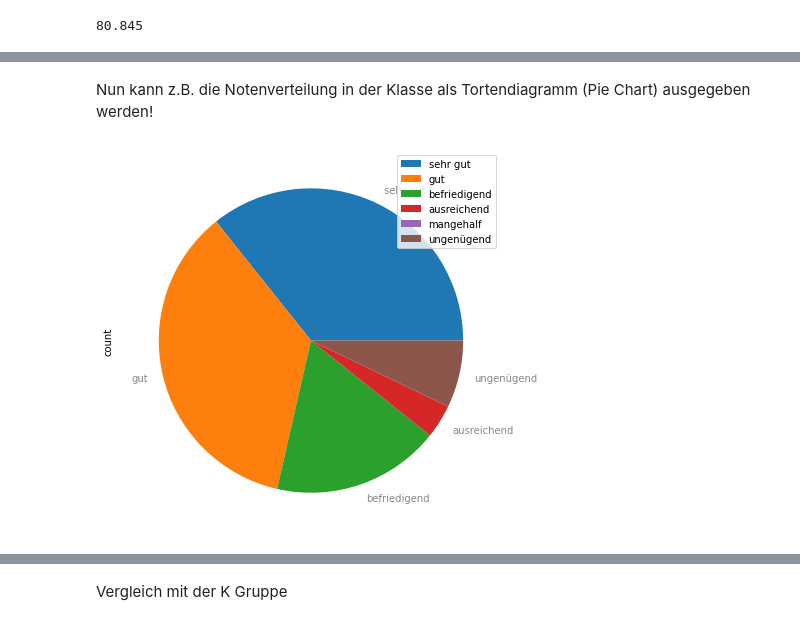
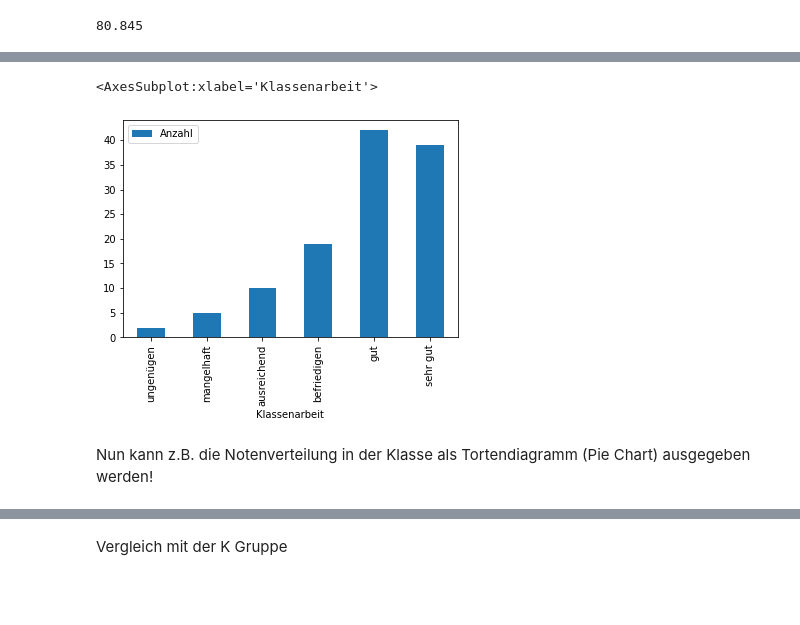
Before and after one commit to jtuttas/datenanalyse, a Jupyter notebook: Moodle.ipynb, the cells around one changed output, grey strips where cells are left out. Drawn from its saved outputs; the diff is of its cells as text; code cells hidden in the pictures; blank space fills up the shorter version.

```diff
--- a/Moodle.ipynb
+++ b/Moodle.ipynb
@@ -74,0 +77,7 @@ dj["Klassenarbeit"].mean()
+# %%
+import matplotlib.pyplot as plt;
+
+labels = ['ungenügen', 'mangelhaft', 'ausreichend', 'befriedigen', 'gut', 'sehr gut']
+ranges = [0,30,50,68,82,92,100]
+d2 = pd.cut(df['Klassenarbeit'],ranges,labels=labels)
+d2
@@ -74,0 +98,6 @@ dj["Klassenarbeit"].mean()
+# %%
+df2 = pd.DataFrame(d2)
+d3=df2.groupby(["Klassenarbeit"])["Klassenarbeit"].count()
+df3=pd.DataFrame(d3)
+df3.columns=["Anzahl"]
+df3
@@ -75,24 +113,7 @@ dj["Klassenarbeit"].mean()
+# %%
+df3.plot.bar()
+# %% [output]
+<AxesSubplot:xlabel='Klassenarbeit'>
+[figure, added]
 # %% [markdown]
 Nun kann z.B. die Notenverteilung in der Klasse als Tortendiagramm (Pie Chart) ausgegeben werden!
-# %%
-grades = pd.DataFrame({'grade': ['sehr gut', 'gut', 'befriedigend', 'ausreichend','mangehalf','ungenügend'],
-                   'count': [0, 0, 0,0,0,0]})
-grades.set_index('grade', inplace=True)
-
-for row in dj["Klassenarbeit"]:
-    if row>=91:
-        grades["count"][0]+=1
-    elif row>=82:
-        grades["count"][1]+=1
-    elif row>=66:
-        grades["count"][2]+=1
-    elif row>=50:
-        grades["count"][3]+=1
-    elif row>=30:
-        grades["count"][4]+=1
-    else:
-        grades["count"][5]+=1
-
-plot = grades.plot.pie(y='count', figsize=(7, 7), textprops={'color':"#888888"})
-# %% [output]
-[figure, removed]
```
Also changed, not shown: parts of 6 cells of this notebook, 5 other files.
